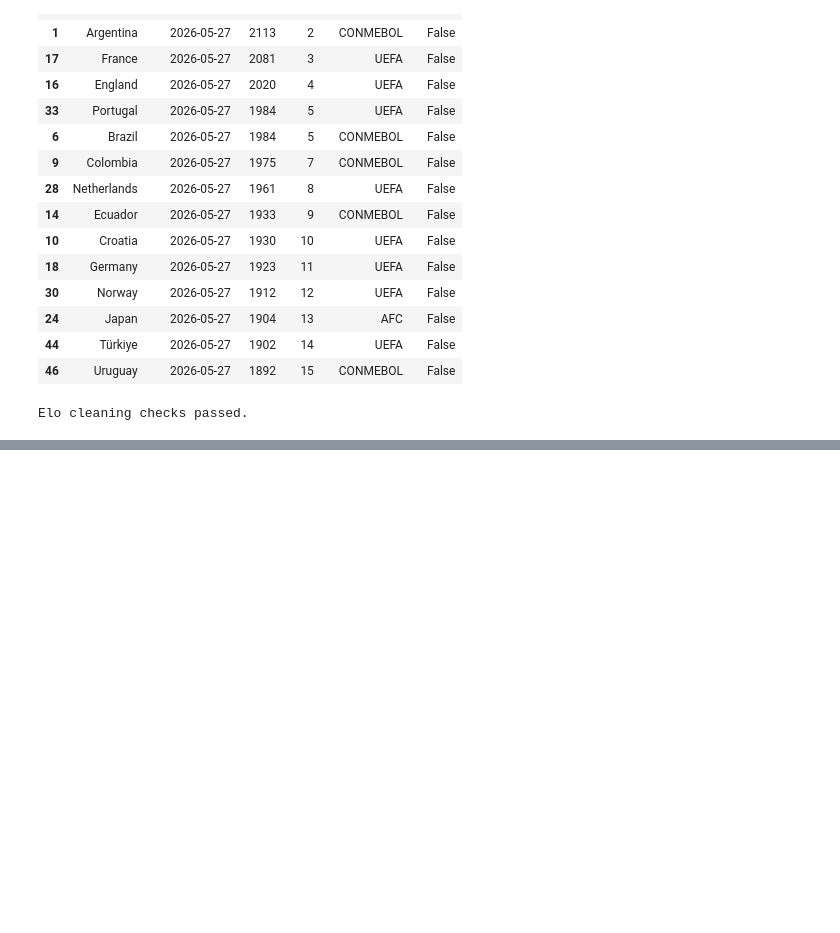
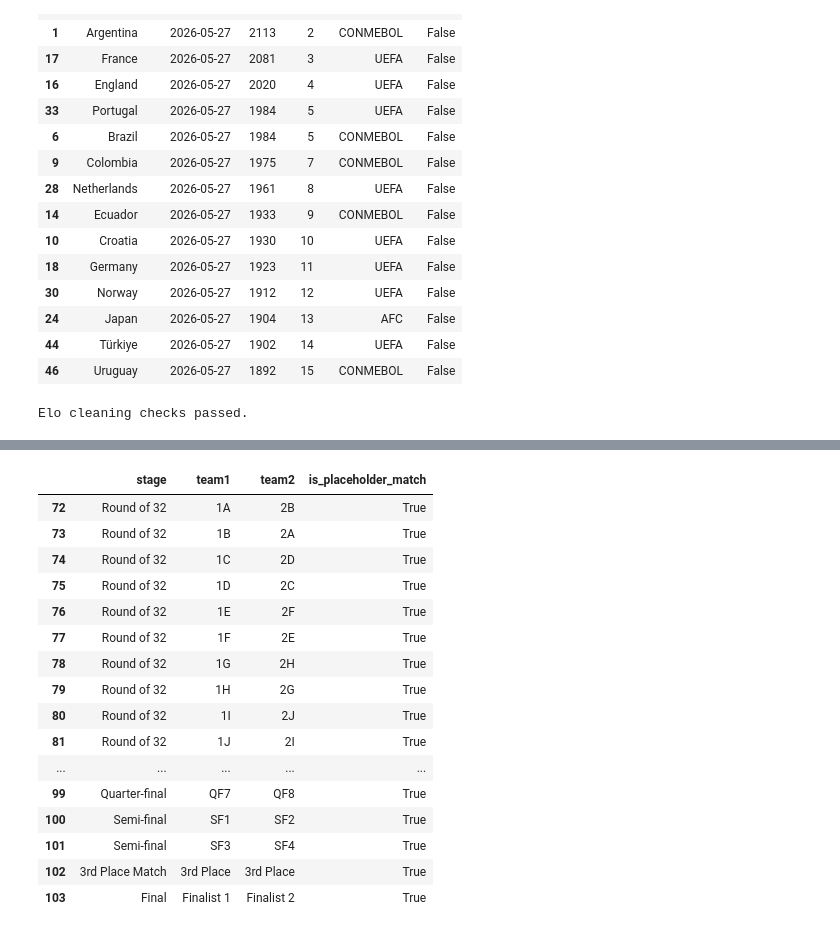
Before and after one commit to Ardatekk/World-Cup-Match-Prediction, a Jupyter notebook: notebooks/01_de_cleaning_exploration.ipynb, the cells around one changed output, grey strips where cells are left out. Saved outputs shown, nothing was run; the diff lists cells and outputs as text; code cells hidden in the pictures; blank space fills up the shorter version.

```diff
--- a/notebooks/01_de_cleaning_exploration.ipynb
+++ b/notebooks/01_de_cleaning_exploration.ipynb
@@ -604,0 +685,23 @@ Elo cleaning checks passed.
+# %%
+fixtures.loc[
+    fixtures["is_placeholder_match"],
+    ["stage", "team1", "team2", "is_placeholder_match"],
+]
+# %% [output]
+|  | stage | team1 | team2 | is_placeholder_match |
+| 72 | Round of 32 | 1A | 2B | True |
+| 73 | Round of 32 | 1B | 2A | True |
+| 74 | Round of 32 | 1C | 2D | True |
+| 75 | Round of 32 | 1D | 2C | True |
+| 76 | Round of 32 | 1E | 2F | True |
+| 77 | Round of 32 | 1F | 2E | True |
+| 78 | Round of 32 | 1G | 2H | True |
+| 79 | Round of 32 | 1H | 2G | True |
+| 80 | Round of 32 | 1I | 2J | True |
+| 81 | Round of 32 | 1J | 2I | True |
+| ... | ... | ... | ... | ... |
+| 99 | Quarter-final | QF7 | QF8 | True |
+| 100 | Semi-final | SF1 | SF2 | True |
+| 101 | Semi-final | SF3 | SF4 | True |
+| 102 | 3rd Place Match | 3rd Place | 3rd Place | True |
+| 103 | Final | Finalist 1 | Finalist 2 | True |
```
Also changed, not shown: parts of 11 cells of this notebook.
